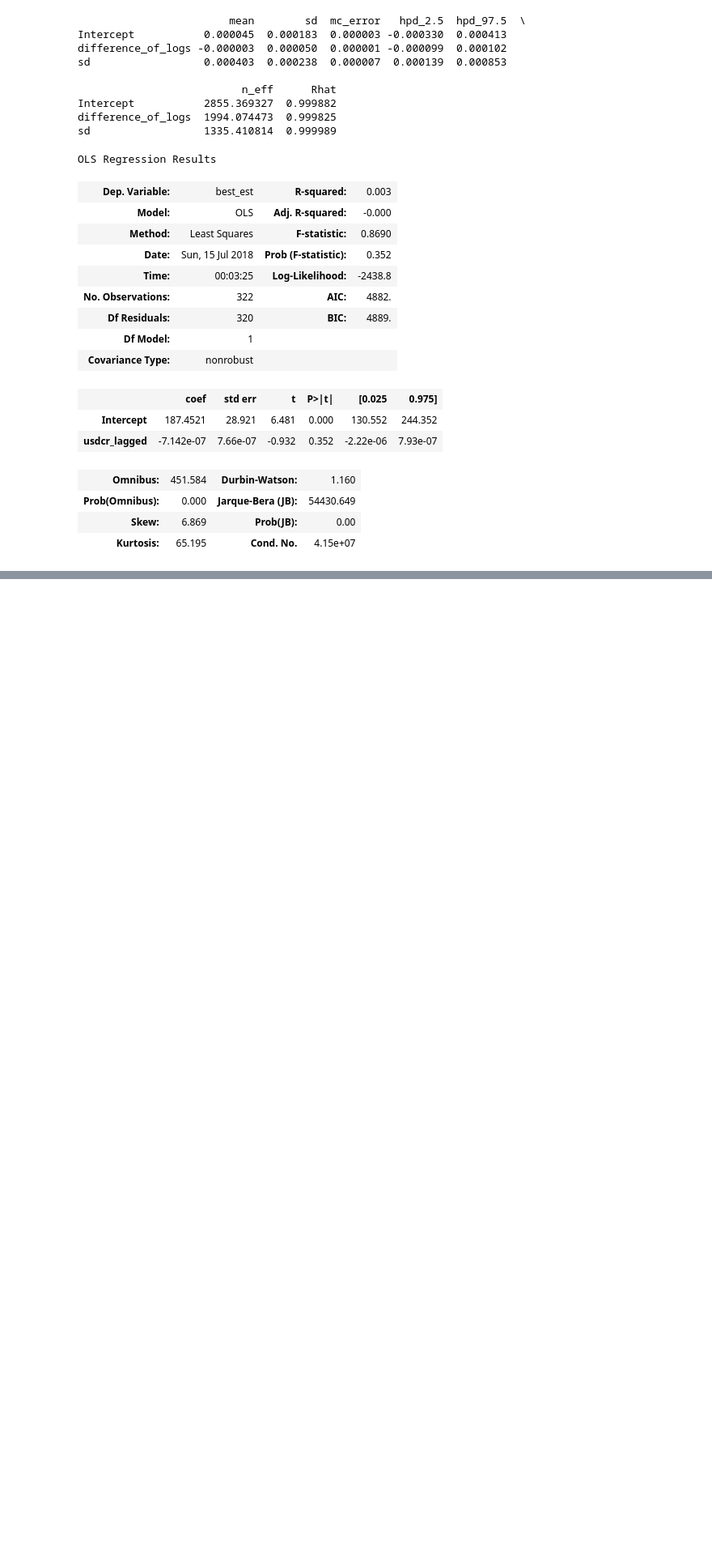
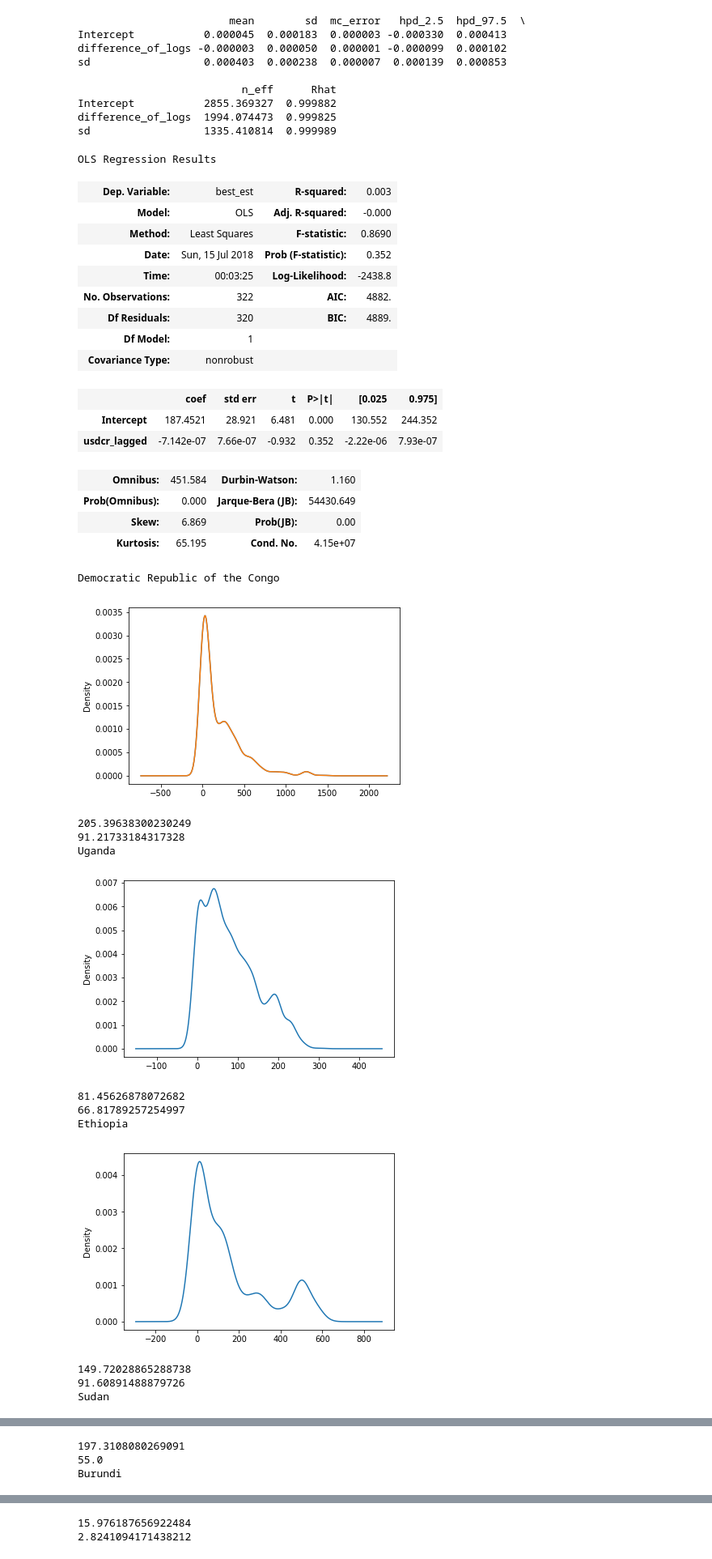
Before and after one commit to ytolochko/Diploma, a Jupyter notebook: Exploratory_geopds.ipynb, the cells around one changed output, grey strips where cells are left out. Shown at 81% size. Cells and saved outputs as stored; diff of their text form; code cells hidden in the pictures; blank space fills up the shorter version.

```diff
--- a/Exploratory_geopds.ipynb
+++ b/Exploratory_geopds.ipynb
@@ -536,6 +570,10 @@ countries = [drc, uganda, ethiopia, sudan, burundi]
 provinces = [drc_provinces, uganda_provinces, ethiopia_provinces, sudan_provinces, burundi_provinces]
 geoaid = [geocode(country, province) for country, province in zip(countries, provinces)]
 geoaid = list(map(recode_commitments, geoaid))
+
+geoaid_df = pd.DataFrame()
+for country in geoaid:
+    geoaid_df = geoaid_df.append(country)
 # %%
 def add_lag(df, column_name, new_name):
     output = pd.DataFrame()
@@ -611,3 +649,43 @@ OLS Regression Results
 | Prob(Omnibus): | 0.000 | Jarque-Bera (JB): | 54430.649 |
 | Skew: | 6.869 | Prob(JB): | 0.00 |
 | Kurtosis: | 65.195 | Cond. No. | 4.15e+07 |
+# %%
+def plot_distances_new(year, aid_df):
+    min_dists = []
+    for aid_project in aid_df[aid_df['year'] == year]['geometry']:
+        min_dists.append(min(aggredate_conflict[aggredate_conflict['year'] == year + 1]['geometry'].distance(aid_project)))
+
+    min_dists = pd.Series(min_dists) * 110
+
+    #min_dists.plot.density()
+
+    #plt.show()
+    #print(min_dists.mean())
+    #print(min_dists.median())
+    return min_dists
+# %%
+for country in geoaid:
+    print(country['NAME_0'].iloc[0])
+    country_dist = pd.Series()
+    for year in range(1999, 2009):
+        country_dist = country_dist.append(plot_distances_new(year, country))
+
+
+    country_dist.plot.density()
+    plt.show()
+    print(country_dist.mean())
+    print(country_dist.median())
+# %% [output]
+Democratic Republic of the Congo
+[figure, added]
+205.39638300230249
+91.21733184317328
+Uganda
+[figure, added]
+81.45626878072682
+66.81789257254997
+Ethiopia
+[figure, added]
+149.72028865288738
+91.60891488879726
+Sudan
@@ -613,0 +693,3 @@ OLS Regression Results
+197.3108080269091
+55.0
+Burundi
@@ -613,0 +697,2 @@ OLS Regression Results
+15.976187656922484
+2.8241094171438212
```
Also changed, not shown: parts of 6 cells of this notebook, 2 other files.
